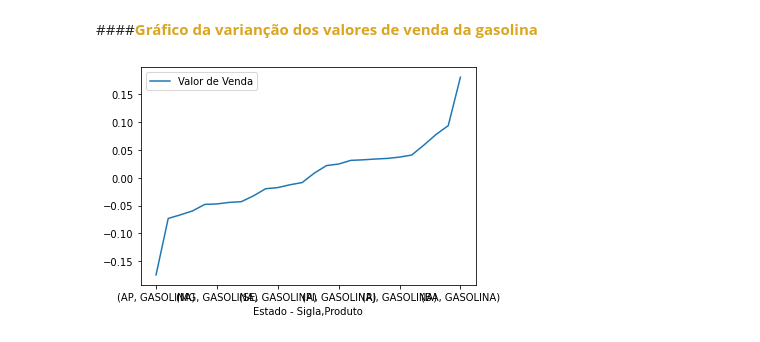
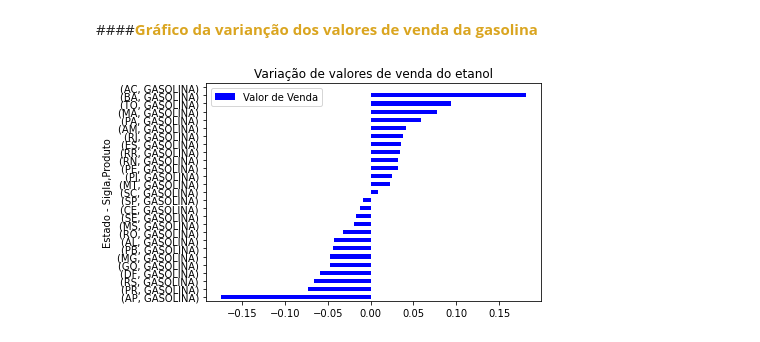
Before and after one commit to amoralles/ProjetoFinal_M4, a Jupyter notebook: ProjetoFinal_M4.ipynb, the cells around one changed output. Drawn from its saved outputs; the diff is of its cells as text; code cells hidden in the pictures.

```diff
--- a/ProjetoFinal_M4.ipynb
+++ b/ProjetoFinal_M4.ipynb
@@ -735,7 +736,9 @@ gas_var.tail()
 | AC | GASOLINA | NaN |
 # %% [markdown]
 ####<font color ='#DAA520'><b>Gráfico da varianção dos valores de venda da gasolina</b></font>
-# %%
-gas_var[['Valor de Venda']].plot();
-# %% [output]
-[figure, removed]
+# %%
+gas_var.plot(kind="barh", title="Variação de valores de venda do etanol",
+        color={"Blue"})
+plt.show();
+# %% [output]
+[figure, added]
```
Also changed, not shown: parts of 11 cells of this notebook.
